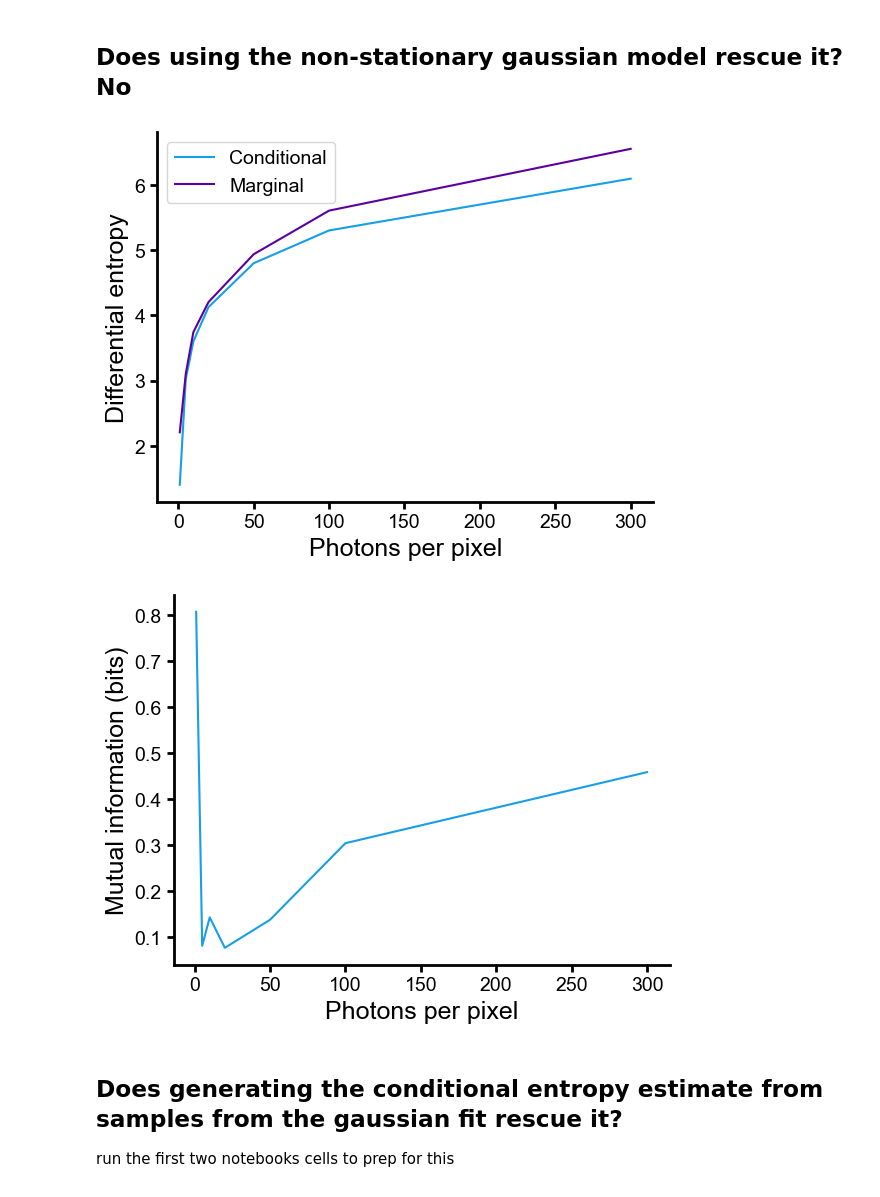
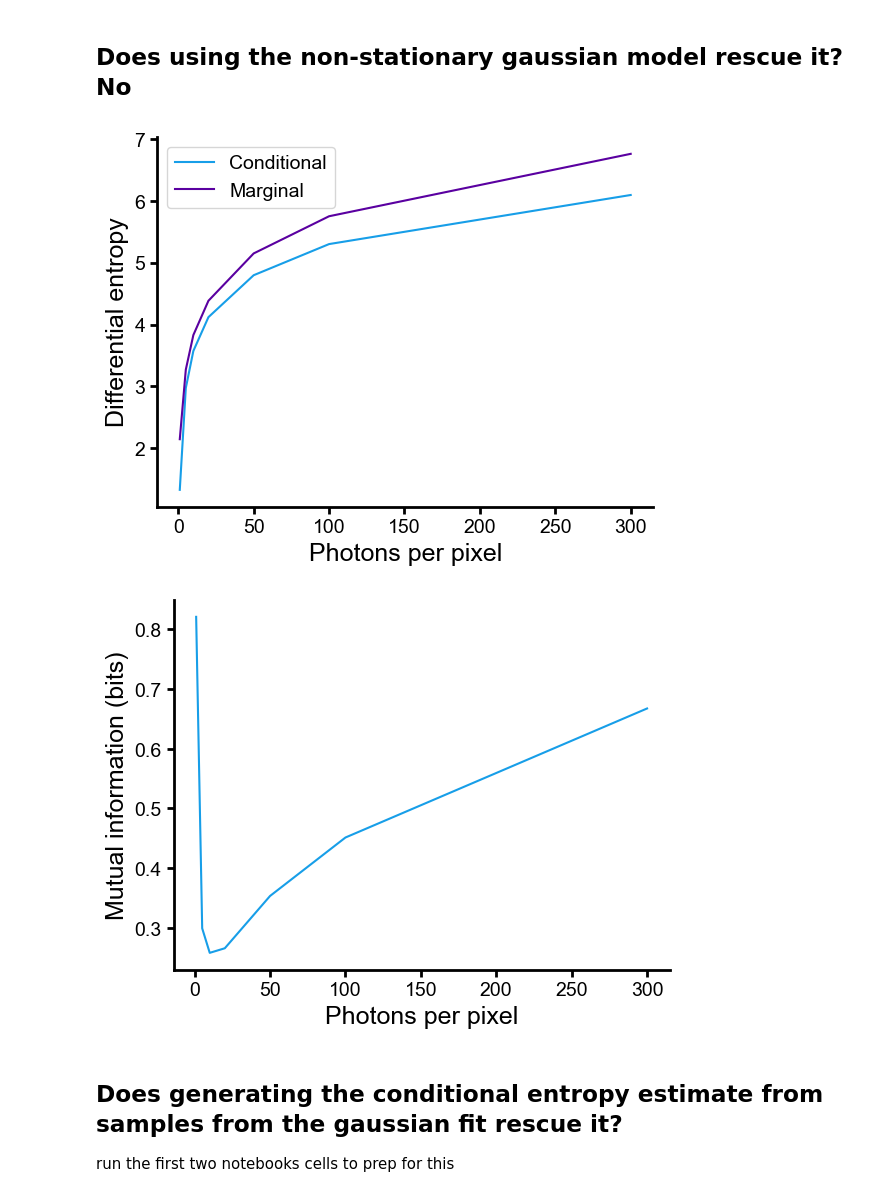
Before and after one commit to Waller-Lab/EncodingInformation, a Jupyter notebook: modeling_and_mi_estimation/low_photon_count_estimates.ipynb, the cells around one changed output. Cells and saved outputs as stored; diff of their text form; code cells hidden in the pictures.

```diff
--- a/modeling_and_mi_estimation/low_photon_count_estimates.ipynb
+++ b/modeling_and_mi_estimation/low_photon_count_estimates.ipynb
@@ -28,6 +29,6 @@ Opening BSCCM
 # %%
 edge_crop = 32
-patch_size = 25
+patch_size = 10
 
 num_images = 5000
 num_patches = 5000
@@ -80,36 +81,36 @@ clear_spines(ax)
 photons_per_pixel_values = [1, 5, 10, 20, 50, 100, 300]
 # photons_per_pixel_values = [10, 20, 50 , 100, 300]
 
 conditionals = []
 marginals = []
 mi = []
 for photons_per_pixel in photons_per_pixel_values:
     noisy_patches = add_noise(patches * photons_per_pixel / np.mean(images), seed=123)
     noisy_patches + onp.random.normal(size=noisy_patches.shape)
     # mi.append(estimate_mutual_information(noisy_images=noisy_patches, verbose=True))
     h_y_given_x = compute_conditional_entropy(noisy_patches) / np.log(2)
-    h_y_gaussian = gaussian_entropy_estimate(noisy_patches, stationary=False, eigenvalue_floor=1, show_plot=False) / np.log(2)
+    h_y_gaussian = gaussian_entropy_estimate(noisy_patches, stationary=False, eigenvalue_floor=1) / np.log(2)
     conditionals.append(h_y_given_x)
     marginals.append(h_y_gaussian)
     mi.append(h_y_gaussian - h_y_given_x)
 
 # plot both
 fig, ax = plt.subplots()
 ax.plot(photons_per_pixel_values, conditionals, label='Conditional')
 ax.plot(photons_per_pixel_values, marginals, label='Marginal')
 ax.set_xlabel('Photons per pixel')
 ax.set_ylabel('Differential entropy')
 ax.legend()
 clear_spines(ax)
 
 fig, ax = plt.subplots()
 ax.plot(photons_per_pixel_values, mi)
 ax.set_xlabel('Photons per pixel')
 ax.set_ylabel('Mutual information (bits)')
 clear_spines(ax)
 # %% [output]
-[figure, old version]
+[figure, new version]
-[figure, old version]
+[figure, new version]
 # %% [markdown]
 ## Does generating the conditional entropy estimate from samples from the gaussian fit rescue it?
 run the first two notebooks cells to prep for this
```
Also changed, not shown: parts of 4 cells of this notebook, 8 other files.
